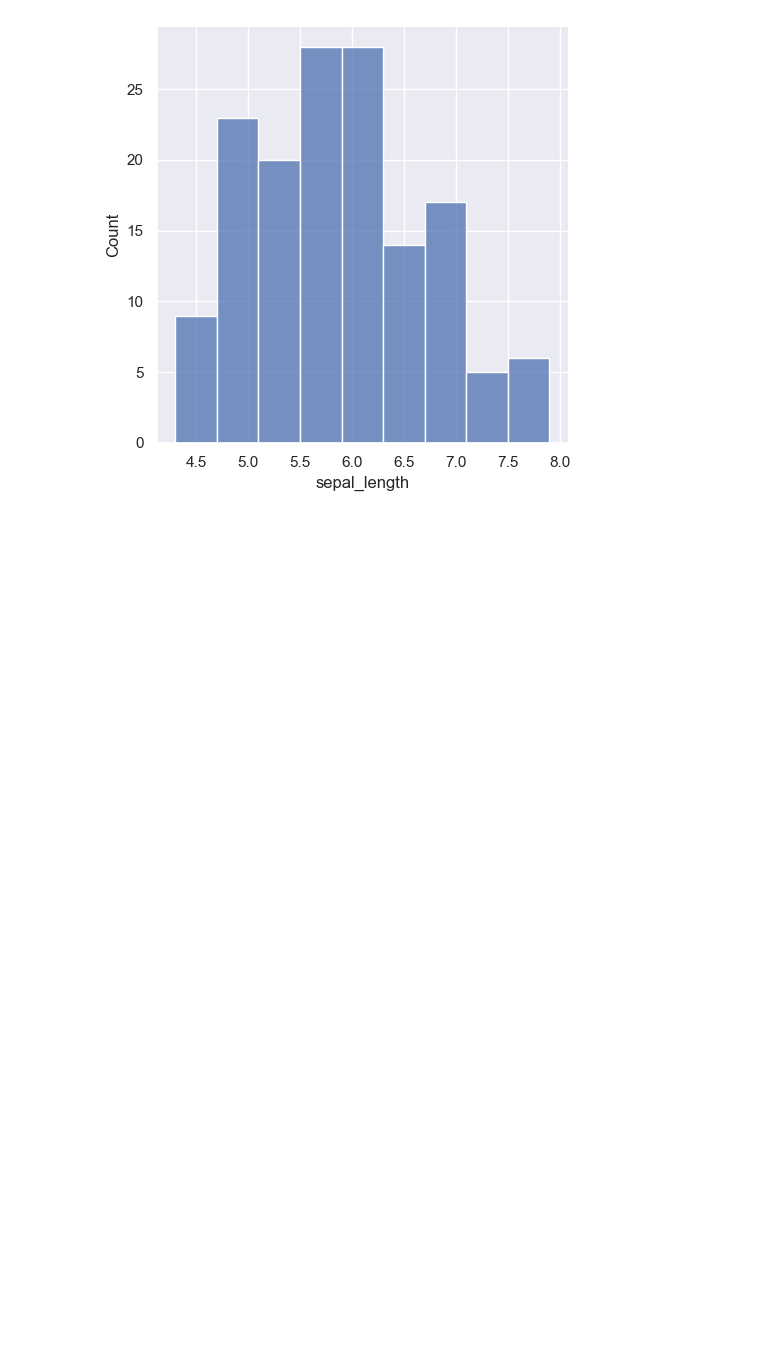
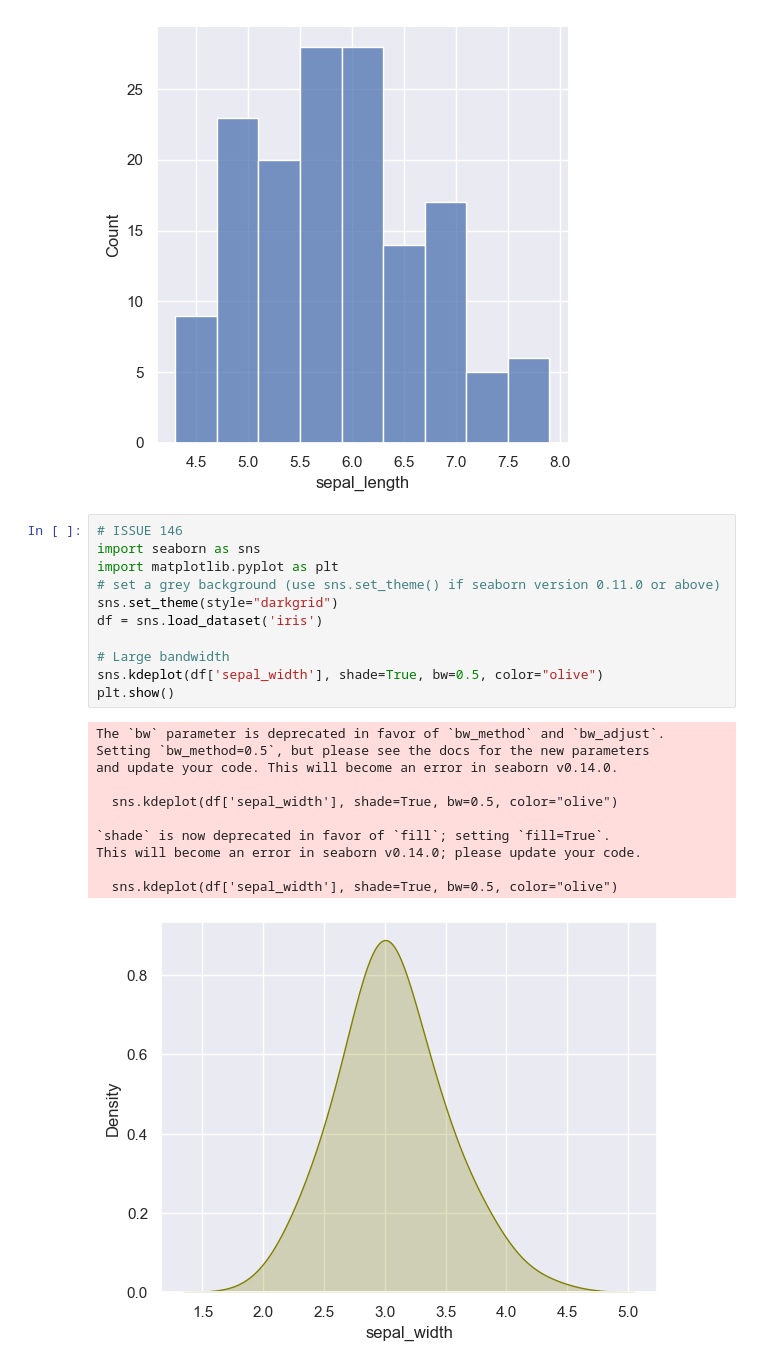
Before and after one commit to JosephBARBIERDARNAL/Sandbox, a Jupyter notebook: python-graph-gallery.ipynb, the cells around one changed output. Cells and saved outputs as stored; diff of their text form; blank space fills up the shorter version.

```diff
--- a/python-graph-gallery.ipynb
+++ b/python-graph-gallery.ipynb
@@ -20,3 +20,26 @@ sns.displot(df["sepal_length"])
 plt.show()
 # %% [output]
 [figure]
+# %%
+# ISSUE 146
+import seaborn as sns
+import matplotlib.pyplot as plt
+# set a grey background (use sns.set_theme() if seaborn version 0.11.0 or above)
+sns.set_theme(style="darkgrid")
+df = sns.load_dataset('iris')
+
+# Large bandwidth
+sns.kdeplot(df['sepal_width'], shade=True, bw=0.5, color="olive")
+plt.show()
+# %% [output]
+The `bw` parameter is deprecated in favor of `bw_method` and `bw_adjust`.
+Setting `bw_method=0.5`, but please see the docs for the new parameters
+and update your code. This will become an error in seaborn v0.14.0.
+
+  sns.kdeplot(df['sepal_width'], shade=True, bw=0.5, color="olive")
+
+`shade` is now deprecated in favor of `fill`; setting `fill=True`.
+This will become an error in seaborn v0.14.0; please update your code.
+
+  sns.kdeplot(df['sepal_width'], shade=True, bw=0.5, color="olive")
+[figure, added]
```
Also changed, not shown: parts of 2 cells of this notebook.
